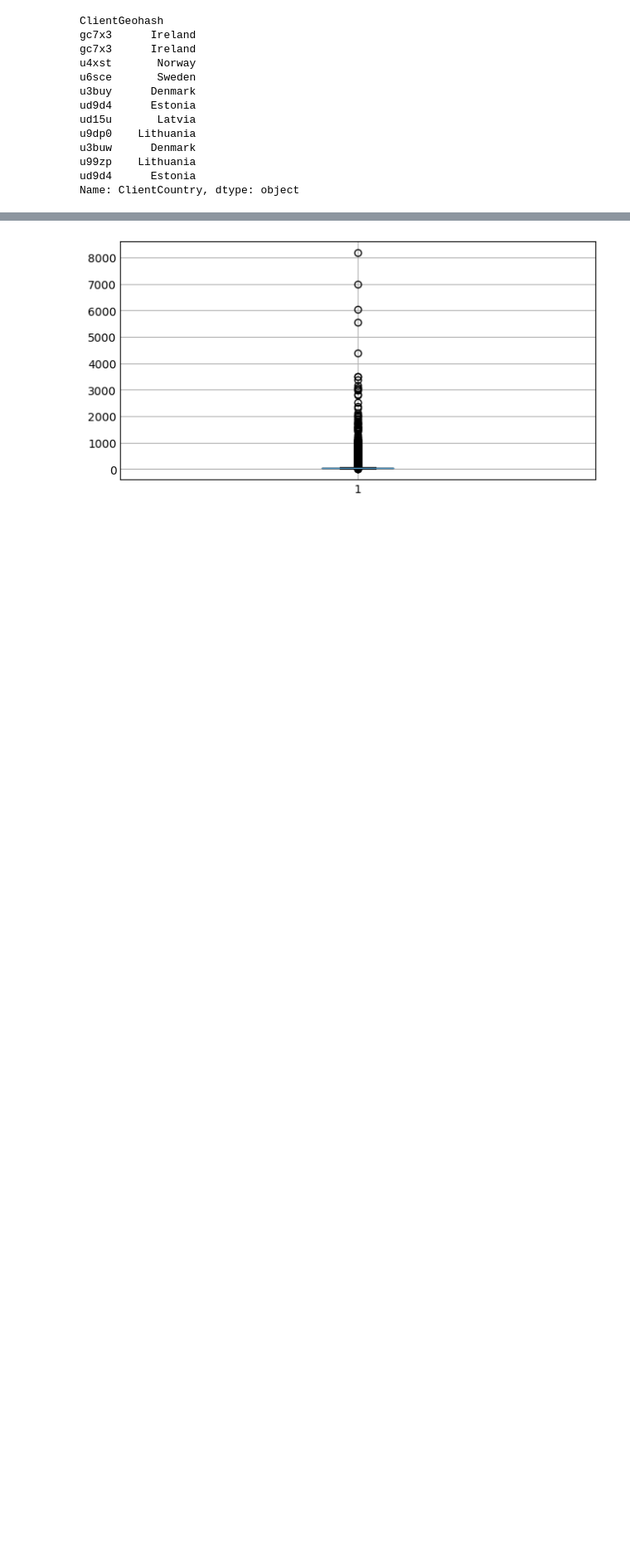
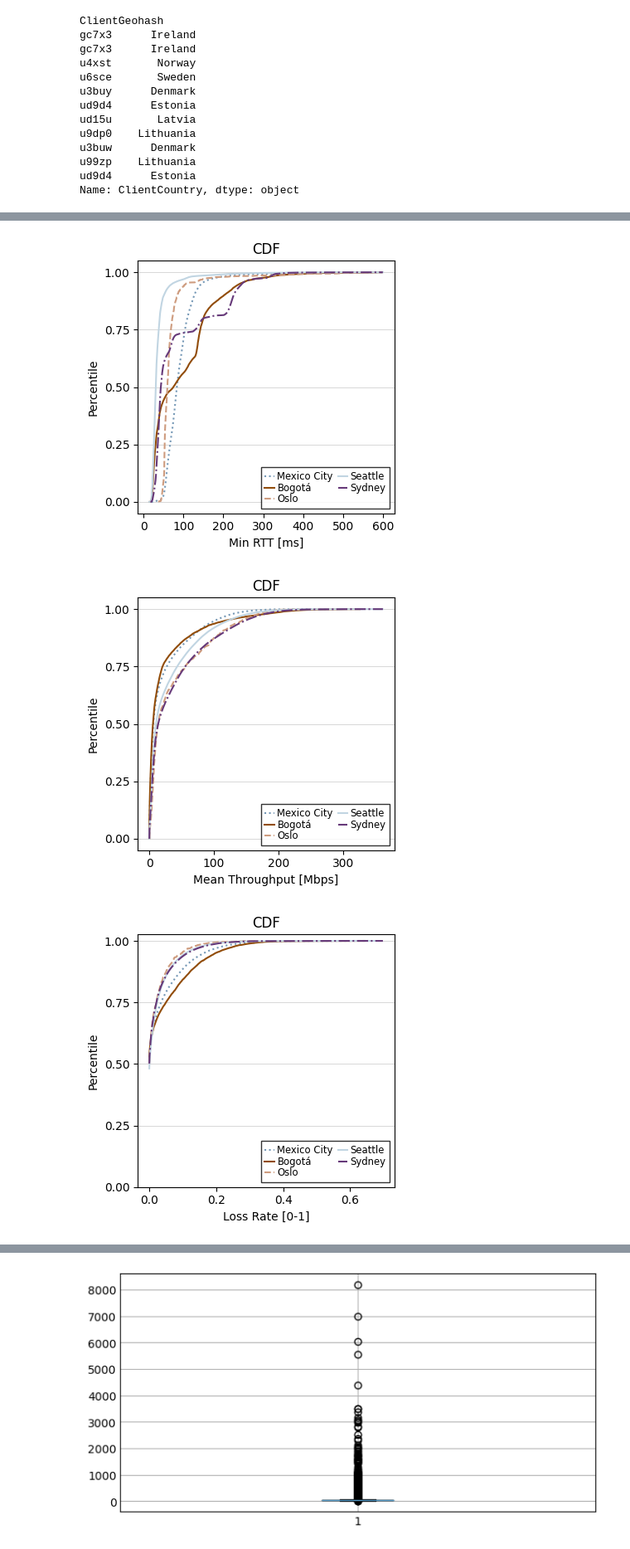
Before and after one commit to Rakagami/datascience_satellites_and_me, a Jupyter notebook: mlab.ipynb, the cells around one changed output, grey strips where cells are left out. Shown: that part at 83% size. Drawn from its saved outputs; the diff is of its cells as text; code cells hidden in the pictures; blank space fills up the shorter version.

```diff
--- a/mlab.ipynb
+++ b/mlab.ipynb
@@ -190,0 +267,64 @@ df = pd.read_csv("./mlab_starlink_data/raw_ndt7_cities1.csv")
+# %%
+interesting_cities = [
+                "Mexico City",
+                "Bogotá",
+                "Oslo",
+                "Seattle",
+                "Sydney"]
+
+city_colors = {
+            "Mexico City" : "#7598b6",
+            "Bogotá"      : "#914c09",
+            "Oslo"        : "#ce9c7f",
+            "Seattle"     : "#c1d5e2",
+            "Sydney"      : "#663979"
+                }
+lstyles = {
+            "Mexico City" : "dotted",
+            "Bogotá"      : "solid",
+            "Oslo"        : "dashed",
+            "Seattle"     : "solid",
+            "Sydney"      : "dashdot"
+                }
+
+def plot_cdf(df, cities, column, xlabel, figsize=(7, 4), savefig="", title="CDF", city_colors=city_colors, lstyles=lstyles, condition=True):
+    fig, ax = plt.subplots(figsize=figsize)
+    for city in cities:
+        #  & (df["a_MinRTT"] < 600)
+        xs = df[(df["client_Geo_City"] == city) & (condition)][column].values
+        xs = sorted(xs)
+        ys = np.arange(1, len(xs) + 1) / len(xs)
+        indices = []
+        current = xs[0]
+        for i, x in enumerate(xs): # only take max y value at each x value to smoothen out the graph
+            if x != current:
+                current = x
+                indices.append(i - 1)
+        indices.append(len(ys) - 1)
+        xs = sorted(set(xs))
+        ys = [ys[i] for i in indices]
+        ax.plot(xs, ys, label=city, color=city_colors[city], linestyle=lstyles[city])
+
+    ax.set_xlabel(xlabel)
+    ax.set_ylabel("Percentile")
+    ax.set_yticks(np.arange(0, 1.25, 0.25))
+    ax.xaxis.get_major_formatter()._usetex = False
+    ax.yaxis.get_major_formatter()._usetex = False
+
+    ax.legend(loc="lower right", fontsize="small", ncol=2, edgecolor="k", handlelength=1, labelspacing=0.06,
+              columnspacing=0.5, handletextpad=0.3, fancybox=False)
+    plt.grid(True, axis='y', linestyle='-', alpha=0.7, linewidth=0.5)
+
+    plt.title(title)
+    fig.tight_layout()
+    if(savefig != ""):
+        plt.savefig(savefig, pad_inches = 0)
+    plt.show()
+
+plot_cdf(df, interesting_cities, "a_MinRTT", "Min RTT [ms]", figsize=(4,4), condition=df["a_MinRTT"] < 600, savefig="cdf_minrtt_5cities.pdf")
+plot_cdf(df, interesting_cities, "a_MeanThroughputMbps", "Mean Throughput [Mbps]", figsize=(4,4), savefig="cdf_meanthroughput_5cities.pdf")
+plot_cdf(df, interesting_cities, "a_LossRate", "Loss Rate [0-1]", figsize=(4,4), savefig="cdf_lossrate_5cities.pdf")
+# %% [output]
+[figure, added]
+[figure, added]
+[figure, added]
```
Also changed, not shown: parts of 32 cells of this notebook, 14 other files.
